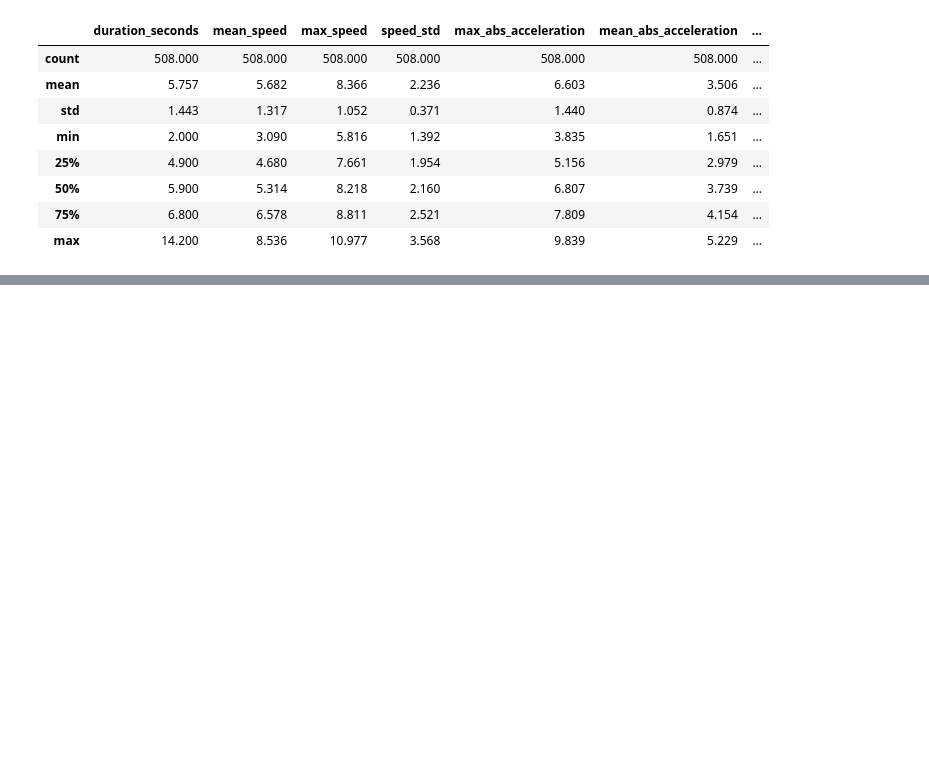
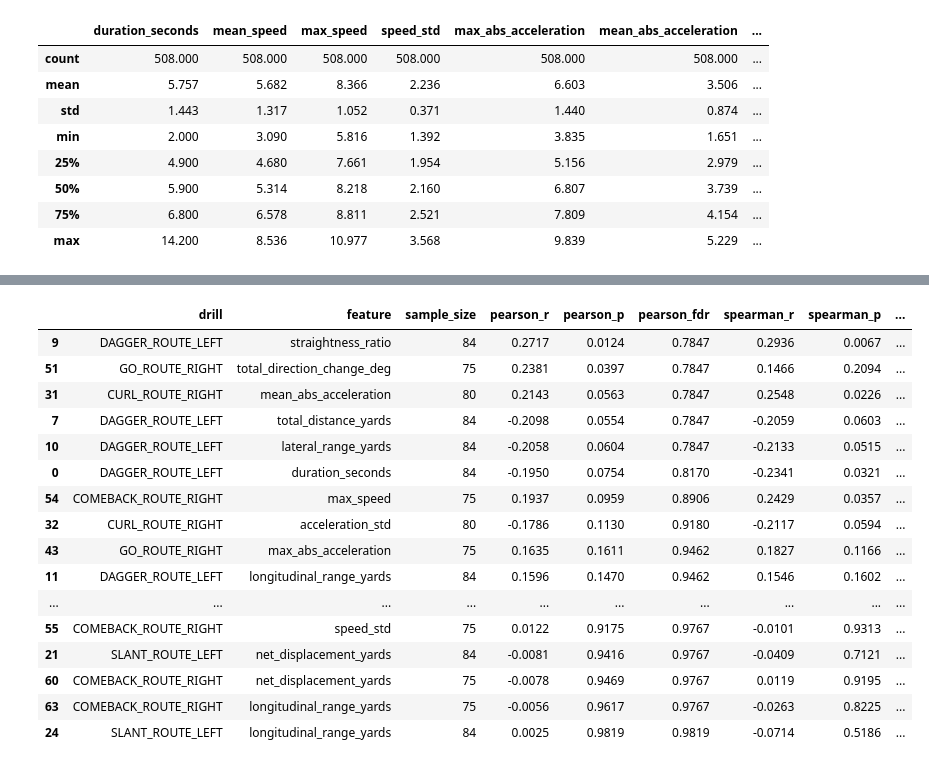
Before and after one commit to Alex-Phan-swin/AI-Big-Data-NFL-2027, a Jupyter notebook: nfl-big-data-bowl-2027-ap.ipynb, the cells around one changed output, grey strips where cells are left out. Drawn from its saved outputs; the diff is of its cells as text; code cells hidden in the pictures; blank space fills up the shorter version.

```diff
--- a/nfl-big-data-bowl-2027-ap.ipynb
+++ b/nfl-big-data-bowl-2027-ap.ipynb
@@ -1125,0 +1618,61 @@ display(
+# %%
+from statsmodels.stats.multitest import multipletests
+
+# Apply FDR correction to Pearson tests
+correlation_df["pearson_fdr"] = multipletests(
+    correlation_df["pearson_p"],
+    method="fdr_bh"
+)[1]
+
+# Apply FDR correction to Spearman tests
+correlation_df["spearman_fdr"] = multipletests(
+    correlation_df["spearman_p"],
+    method="fdr_bh"
+)[1]
+
+correlation_df["pearson_significant"] = (
+    correlation_df["pearson_fdr"] < 0.05
+)
+
+correlation_df["spearman_significant"] = (
+    correlation_df["spearman_fdr"] < 0.05
+)
+
+pd.set_option("display.max_rows", None)
+pd.set_option("display.max_columns", None)
+pd.set_option("display.width", None)
+
+
+display(
+    correlation_df[
+        [
+            "drill",
+            "feature",
+            "sample_size",
+            "pearson_r",
+            "pearson_p",
+            "pearson_fdr",
+            "spearman_r",
+            "spearman_p",
+            "spearman_fdr"
+        ]
+    ].round(4)
+)
+# %% [output]
+|  | drill | feature | sample_size | pearson_r | pearson_p | pearson_fdr | spearman_r | spearman_p | ... |
+| 9 | DAGGER_ROUTE_LEFT | straightness_ratio | 84 | 0.2717 | 0.0124 | 0.7847 | 0.2936 | 0.0067 | ... |
+| 51 | GO_ROUTE_RIGHT | total_direction_change_deg | 75 | 0.2381 | 0.0397 | 0.7847 | 0.1466 | 0.2094 | ... |
+| 31 | CURL_ROUTE_RIGHT | mean_abs_acceleration | 80 | 0.2143 | 0.0563 | 0.7847 | 0.2548 | 0.0226 | ... |
+| 7 | DAGGER_ROUTE_LEFT | total_distance_yards | 84 | -0.2098 | 0.0554 | 0.7847 | -0.2059 | 0.0603 | ... |
+| 10 | DAGGER_ROUTE_LEFT | lateral_range_yards | 84 | -0.2058 | 0.0604 | 0.7847 | -0.2133 | 0.0515 | ... |
+| 0 | DAGGER_ROUTE_LEFT | duration_seconds | 84 | -0.1950 | 0.0754 | 0.8170 | -0.2341 | 0.0321 | ... |
+| 54 | COMEBACK_ROUTE_RIGHT | max_speed | 75 | 0.1937 | 0.0959 | 0.8906 | 0.2429 | 0.0357 | ... |
+| 32 | CURL_ROUTE_RIGHT | acceleration_std | 80 | -0.1786 | 0.1130 | 0.9180 | -0.2117 | 0.0594 | ... |
+| 43 | GO_ROUTE_RIGHT | max_abs_acceleration | 75 | 0.1635 | 0.1611 | 0.9462 | 0.1827 | 0.1166 | ... |
+| 11 | DAGGER_ROUTE_LEFT | longitudinal_range_yards | 84 | 0.1596 | 0.1470 | 0.9462 | 0.1546 | 0.1602 | ... |
+| ... | ... | ... | ... | ... | ... | ... | ... | ... | ... |
+| 55 | COMEBACK_ROUTE_RIGHT | speed_std | 75 | 0.0122 | 0.9175 | 0.9767 | -0.0101 | 0.9313 | ... |
+| 21 | SLANT_ROUTE_LEFT | net_displacement_yards | 84 | -0.0081 | 0.9416 | 0.9767 | -0.0409 | 0.7121 | ... |
+| 60 | COMEBACK_ROUTE_RIGHT | net_displacement_yards | 75 | -0.0078 | 0.9469 | 0.9767 | 0.0119 | 0.9195 | ... |
+| 63 | COMEBACK_ROUTE_RIGHT | longitudinal_range_yards | 75 | -0.0056 | 0.9617 | 0.9767 | -0.0263 | 0.8225 | ... |
+| 24 | SLANT_ROUTE_LEFT | longitudinal_range_yards | 84 | 0.0025 | 0.9819 | 0.9819 | -0.0714 | 0.5186 | ... |
```
Also changed, not shown: parts of 17 cells of this notebook.
